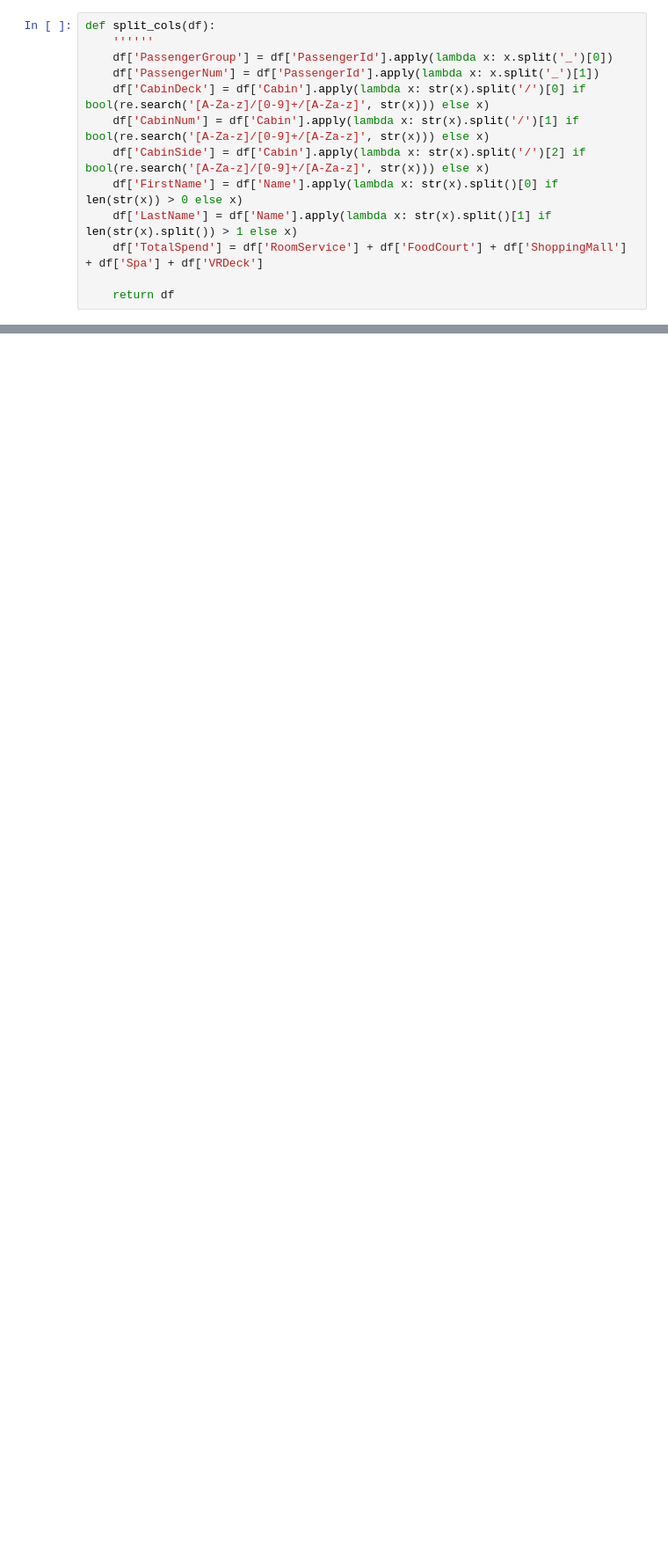
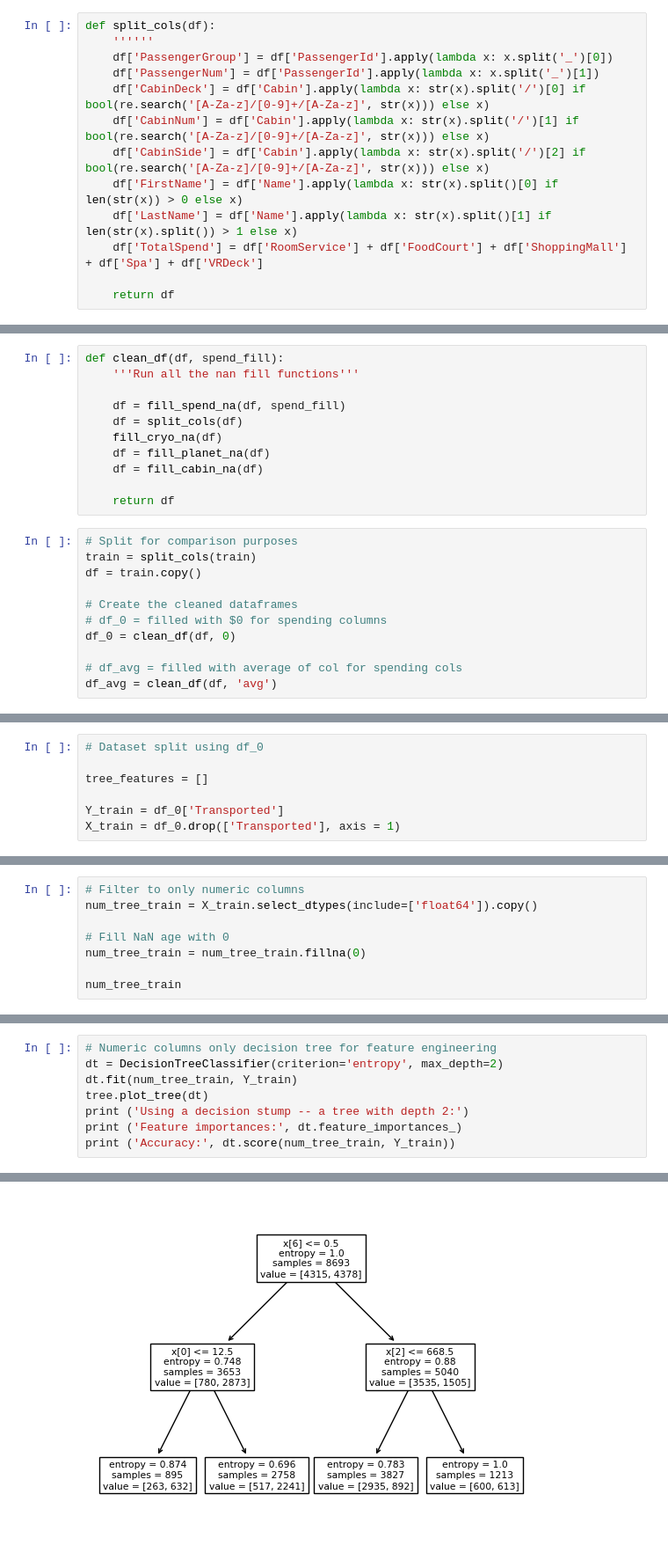
Before and after one commit to ChiBerkeley/Spaceship-Titanic, a Jupyter notebook: data_cleaning.ipynb, the cells around one changed output, grey strips where cells are left out. Shown: that part at 88% size. Cells and saved outputs as stored; diff of their text form; blank space fills up the shorter version.

```diff
--- a/data_cleaning.ipynb
+++ b/data_cleaning.ipynb
@@ -160,0 +147,22 @@ df[df.isnull().T.any()]
+# %%
+def clean_df(df, spend_fill):
+    '''Run all the nan fill functions'''
+
+    df = fill_spend_na(df, spend_fill)
+    df = split_cols(df)
+    fill_cryo_na(df)
+    df = fill_planet_na(df)
+    df = fill_cabin_na(df)
+
+    return df
+# %%
+# Split for comparison purposes
+train = split_cols(train)
+df = train.copy()
+
+# Create the cleaned dataframes
+# df_0 = filled with $0 for spending columns
+df_0 = clean_df(df, 0)
+
+# df_avg = filled with average of col for spending cols
+df_avg = clean_df(df, 'avg')
@@ -160,0 +203,7 @@ df[df.isnull().T.any()]
+# %%
+# Dataset split using df_0
+
+tree_features = []
+
+Y_train = df_0['Transported']
+X_train = df_0.drop(['Transported'], axis = 1)
@@ -160,0 +255,8 @@ df[df.isnull().T.any()]
+# %%
+# Filter to only numeric columns
+num_tree_train = X_train.select_dtypes(include=['float64']).copy()
+
+# Fill NaN age with 0
+num_tree_train = num_tree_train.fillna(0)
+
+num_tree_train
@@ -160,0 +277,9 @@ df[df.isnull().T.any()]
+# %%
+# Numeric columns only decision tree for feature engineering
+dt = DecisionTreeClassifier(criterion='entropy', max_depth=2)
+dt.fit(num_tree_train, Y_train)
+tree.plot_tree(dt)
+print ('Using a decision stump -- a tree with depth 2:')
+print ('Feature importances:', dt.feature_importances_)
+print ('Accuracy:', dt.score(num_tree_train, Y_train))
+# %% [output]
@@ -160,0 +290 @@ df[df.isnull().T.any()]
+[figure, added]
```
Also changed, not shown: parts of 43 cells of this notebook, 2 other files.
